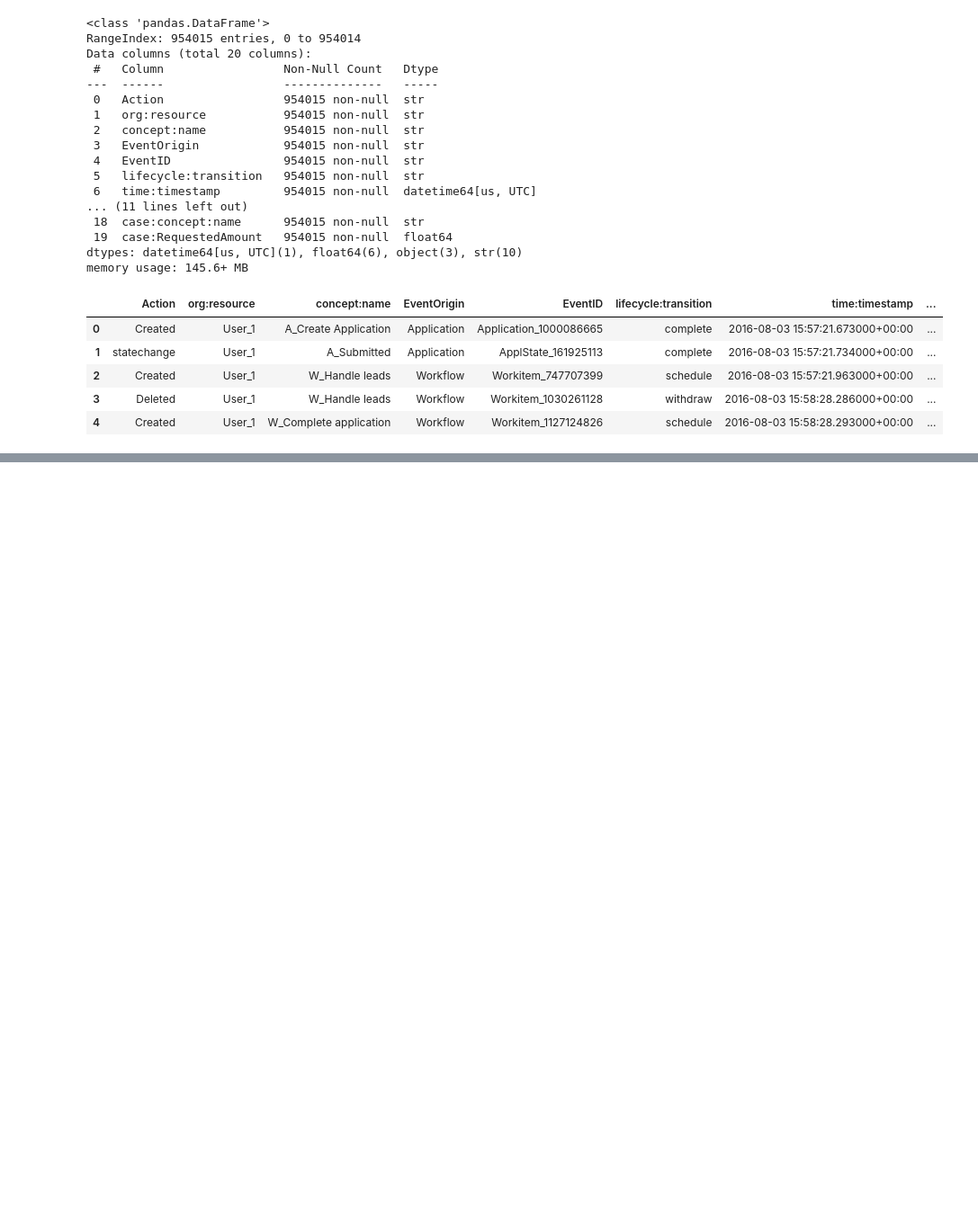
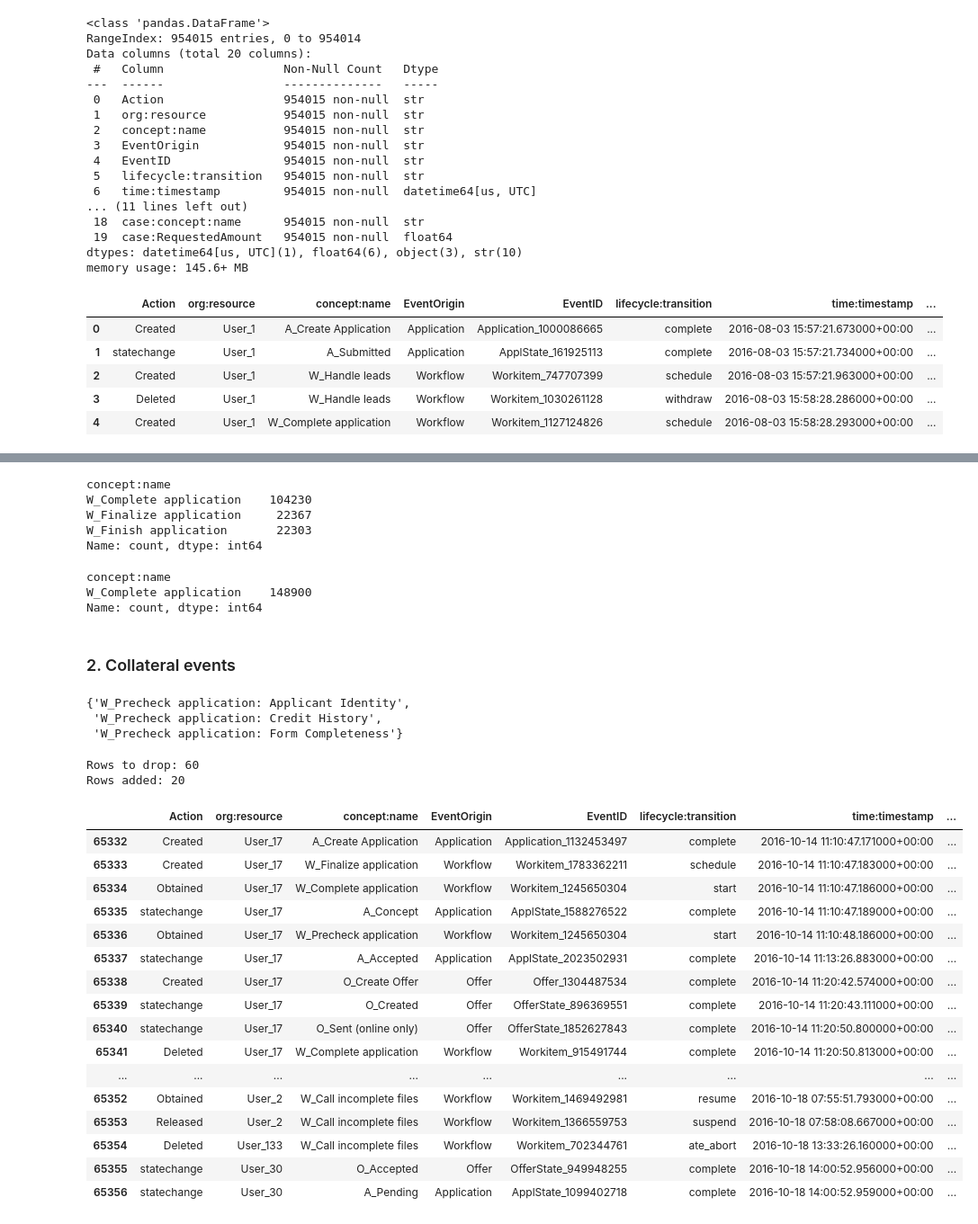
Before and after one commit to felix00112/ProM-Assignment-Group-C, a Jupyter notebook: notebooks/notebook.ipynb, the cells around one changed output, grey strips where cells are left out. Shown at 90% size. Drawn from its saved outputs; the diff is of its cells as text; code cells hidden in the pictures; blank space fills up the shorter version.

```diff
--- a/notebooks/notebook.ipynb
+++ b/notebooks/notebook.ipynb
@@ -331,0 +316,4 @@ Error:
+# %%
+polluted_log = pm4py.read_xes("../data/polluted_data/polluted_log.xes")
+polluted_df = pm4py.convert_to_dataframe(polluted_log)
+polluted_df.info()
@@ -331,0 +333,18 @@ Error:
+# %%
+SYNONYMOUS_LABELS = ["W_Complete application", "W_Finish application", "W_Finalize application"]
+polluted_df[polluted_df["concept:name"].isin(SYNONYMOUS_LABELS)]["concept:name"].value_counts()
+# %% [output]
+concept:name
+W_Complete application    104230
+W_Finalize application     22367
+W_Finish application       22303
+Name: count, dtype: int64
+# %%
+cleaned_df = replace_with_most_frequent(polluted_df, SYNONYMOUS_LABELS)
+cleaned_df[cleaned_df["concept:name"].isin(SYNONYMOUS_LABELS)]["concept:name"].value_counts()
+# %% [output]
+concept:name
+W_Complete application    148900
+Name: count, dtype: int64
+# %% [markdown]
+### 2. Collateral events
@@ -331,0 +354,38 @@ Error:
+# %%
+set(detect_collateral_events['event_1'].unique()) | set(detect_collateral_events['event_2'].unique())
+# %% [output]
+{'W_Precheck application: Applicant Identity',
+ 'W_Precheck application: Credit History',
+ 'W_Precheck application: Form Completeness'}
+# %%
+COLLATERAL_LABELS_DICT = {
+  "W_Precheck application": [
+    "W_Precheck application: Applicant Identity",
+    "W_Precheck application: Form Completeness",
+    "W_Precheck application: Credit History"
+  ]
+}
+cleaned_df = merge_collateral_events(polluted_df, COLLATERAL_LABELS_DICT)
+# %% [output]
+Rows to drop: 60
+Rows added: 20
+# %%
+cleaned_df[cleaned_df["case:concept:name"]=='Application_1132453497']
+# %% [output]
+|  | Action | org:resource | concept:name | EventOrigin | EventID | lifecycle:transition | time:timestamp | ... |
+| 65332 | Created | User_17 | A_Create Application | Application | Application_1132453497 | complete | 2016-10-14 11:10:47.171000+00:00 | ... |
+| 65333 | Created | User_17 | W_Finalize application | Workflow | Workitem_1783362211 | schedule | 2016-10-14 11:10:47.183000+00:00 | ... |
+| 65334 | Obtained | User_17 | W_Complete application | Workflow | Workitem_1245650304 | start | 2016-10-14 11:10:47.186000+00:00 | ... |
+| 65335 | statechange | User_17 | A_Concept | Application | ApplState_1588276522 | complete | 2016-10-14 11:10:47.189000+00:00 | ... |
+| 65336 | Obtained | User_17 | W_Precheck application | Workflow | Workitem_1245650304 | start | 2016-10-14 11:10:48.186000+00:00 | ... |
+| 65337 | statechange | User_17 | A_Accepted | Application | ApplState_2023502931 | complete | 2016-10-14 11:13:26.883000+00:00 | ... |
+| 65338 | Created | User_17 | O_Create Offer | Offer | Offer_1304487534 | complete | 2016-10-14 11:20:42.574000+00:00 | ... |
+| 65339 | statechange | User_17 | O_Created | Offer | OfferState_896369551 | complete | 2016-10-14 11:20:43.111000+00:00 | ... |
+| 65340 | statechange | User_17 | O_Sent (online only) | Offer | OfferState_1852627843 | complete | 2016-10-14 11:20:50.800000+00:00 | ... |
+| 65341 | Deleted | User_17 | W_Complete application | Workflow | Workitem_915491744 | complete | 2016-10-14 11:20:50.813000+00:00 | ... |
+| ... | ... | ... | ... | ... | ... | ... | ... | ... |
+| 65352 | Obtained | User_2 | W_Call incomplete files | Workflow | Workitem_1469492981 | resume | 2016-10-18 07:55:51.793000+00:00 | ... |
+| 65353 | Released | User_2 | W_Call incomplete files | Workflow | Workitem_1366559753 | suspend | 2016-10-18 07:58:08.667000+00:00 | ... |
+| 65354 | Deleted | User_133 | W_Call incomplete files | Workflow | Workitem_702344761 | ate_abort | 2016-10-18 13:33:26.160000+00:00 | ... |
+| 65355 | statechange | User_30 | O_Accepted | Offer | OfferState_949948255 | complete | 2016-10-18 14:00:52.956000+00:00 | ... |
+| 65356 | statechange | User_30 | A_Pending | Application | ApplState_1099402718 | complete | 2016-10-18 14:00:52.959000+00:00 | ... |
```
Also changed, not shown: parts of 21 cells of this notebook, 6 other files.
